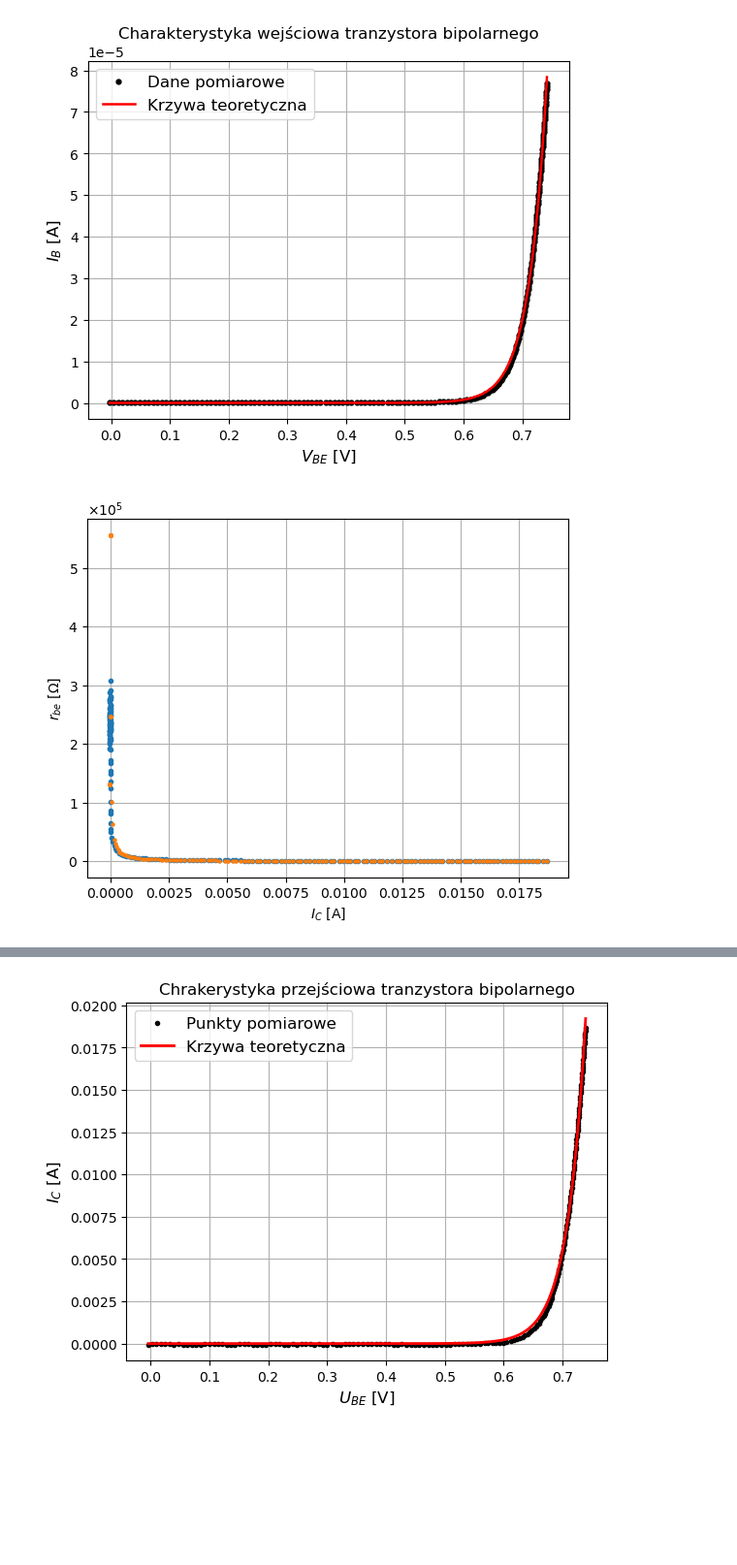
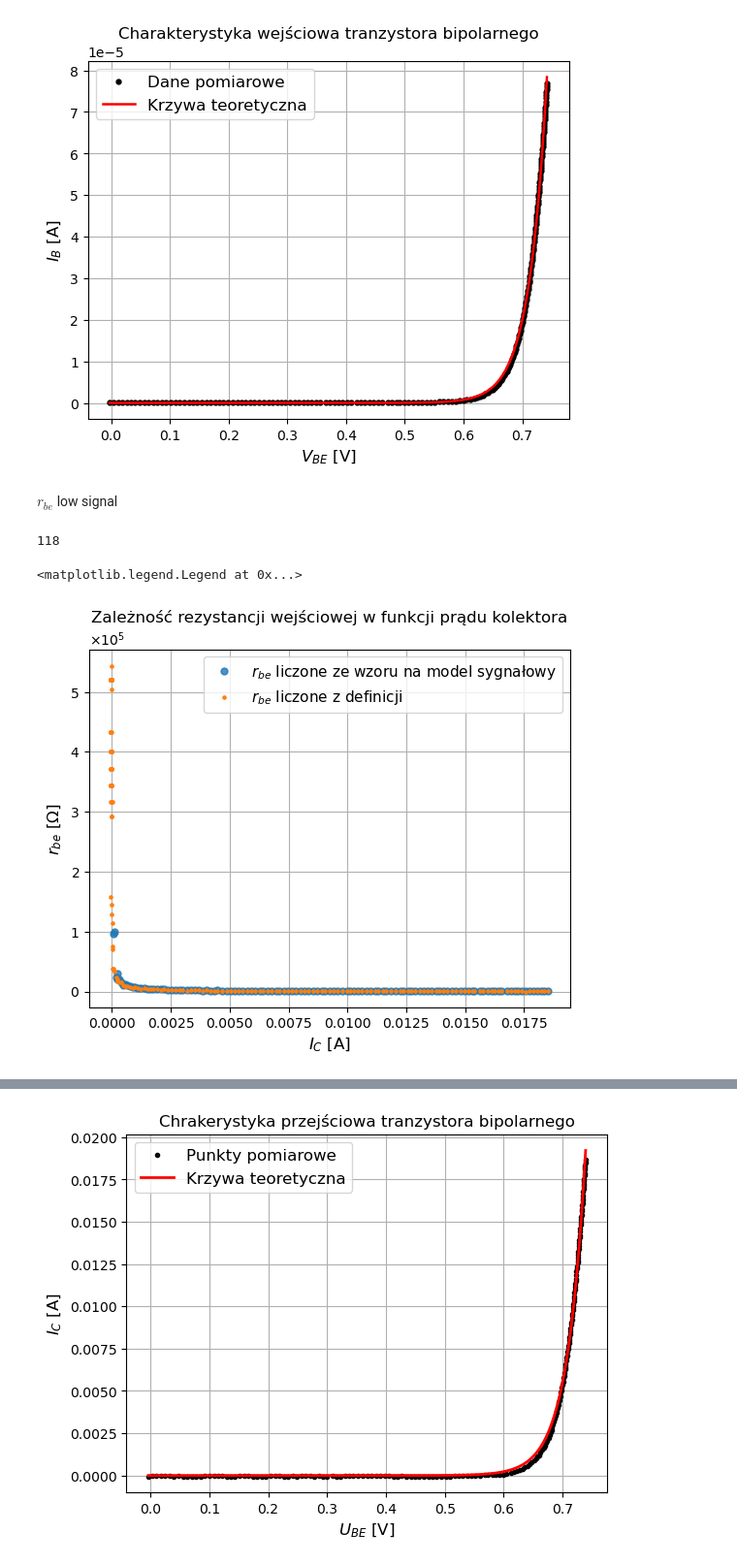
Before and after one commit to szczun/studia, a Jupyter notebook: UE/tranzystory/A8_1.ipynb, the cells around one changed output, grey strips where cells are left out. Shown at 97% size. Drawn from its saved outputs; the diff is of its cells as text; code cells hidden in the pictures; blank space fills up the shorter version.

```diff
--- a/UE/tranzystory/A8_1.ipynb
+++ b/UE/tranzystory/A8_1.ipynb
@@ -30,23 +30,41 @@ plt.grid()
 [figure]
 # %%
 data = pd.read_csv("cw1b.csv", comment="#")
-collector_current = data['Ic (A)']
-beta = (collector_current[len(collector_current) - 1] - collector_current[0])/((base_current[len(base_current) - 1] - base_current[0]))
-gm = abs(collector_current/thermal_voltage)
+collector_current_1b = data['Ic (A)']
+index_where_ic_ge_0 = np.where(collector_current_1b == 6.284813046903224e-05)[0][0]
+# %% [markdown]
+$r_{be}$ low signal
+# %%
+numpy_cc = np.array(collector_current_1b)
+numpy_vbe = np.array(base_emiter_voltage)
+numpy_bc = np.array(base_current)
+d_Ib = np.diff(numpy_bc)
+d_Ube = np.diff(numpy_vbe)
+d_Ic = np.diff(numpy_cc)
+# %%
+beta = abs(d_Ic/d_Ib)
+gm_def = abs(d_Ic/d_Ube)
+gm_lowsignal = abs(collector_current_1b[index_where_ic_ge_0:]/thermal_voltage)
+gm_lowsignal[:-1].size
+# %% [output]
+118
 # %%
 import matplotlib.ticker as ticker
 formatter = ticker.ScalarFormatter(useMathText=True)
 formatter.set_scientific(True)
 formatter.set_powerlimits((-1, 1))  # Ustawienia dla notacji naukowej
 # %%
-plt.plot(collector_current, (eta*thermal_voltage)/base_current, marker = 'o', linestyle = '', markersize = 3)
-plt.plot(collector_current, beta/gm, marker = 'o', linestyle = '', markersize = 2.2)
+plt.plot(collector_current_1b[index_where_ic_ge_0:-1], beta[index_where_ic_ge_0:]/gm_lowsignal[:-1], marker = 'o', linestyle = '', markersize = 5, alpha = 0.8, label = r'$r_{be}$ liczone ze wzoru na model sygnałowy')
+plt.plot(collector_current_1b[:-1], abs(d_Ube/d_Ib), marker = 'o', linestyle = '', markersize = 2.3, label = r'$r_{be}$ liczone z definicji')
 plt.grid()
-plt.xlabel(r"$I_{C}$ [A]")
-plt.ylabel(r"$r_{be}$ [$\Omega$]")
+plt.xlabel(r"$I_{C}$ [A]", fontsize = 12)
+plt.ylabel(r"$r_{be}$ [$\Omega$]", fontsize = 12)
+plt.title("Zależność rezystancji wejściowej w funkcji prądu kolektora")
 plt.gca().yaxis.set_major_formatter(formatter)
+plt.legend(fontsize = 11)
 # %% [output]
+<matplotlib.legend.Legend at 0x...>
-[figure, old version]
+[figure, new version]
 # %%
 data = pd.read_csv("cw1b.csv", comment="#")
 collector_current = data['Ic (A)']
```
Also changed, not shown: parts of 8 cells of this notebook, 48 other files.
